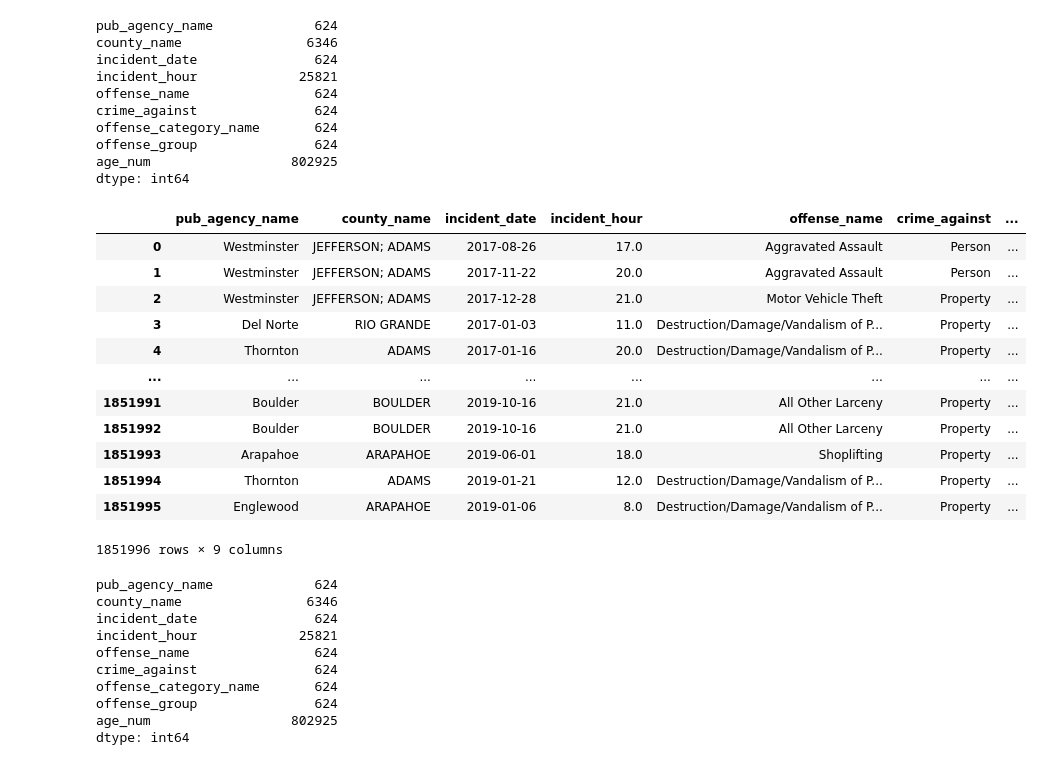
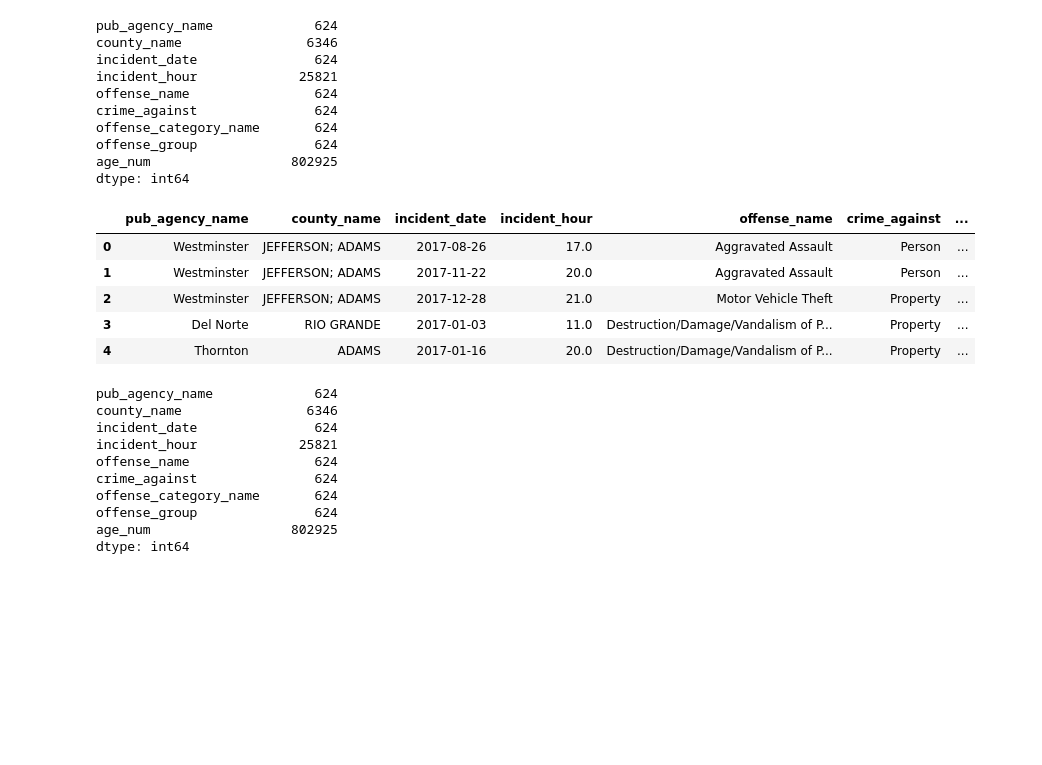
Before and after one commit to Skatyal2000/Colorado_Crime, a Jupyter notebook: Law Enforcement Resource Allocation.ipynb, the cells around one changed output. Cells and saved outputs as stored; diff of their text form; code cells hidden in the pictures; blank space fills up the shorter version.

```diff
--- a/Law Enforcement Resource Allocation.ipynb
+++ b/Law Enforcement Resource Allocation.ipynb
@@ -127,21 +93,14 @@ df['age_num'] = pd.to_numeric(df['age_num'])
 df['incident_hour'] = pd.to_numeric(df['incident_hour'])
 # %%
 df['incident_date'] = pd.to_datetime(df['incident_date'])
-df
+df.head()
 # %% [output]
 |  | pub_agency_name | county_name | incident_date | incident_hour | offense_name | crime_against | ... |
 | 0 | Westminster | JEFFERSON; ADAMS | 2017-08-26 | 17.0 | Aggravated Assault | Person | ... |
 | 1 | Westminster | JEFFERSON; ADAMS | 2017-11-22 | 20.0 | Aggravated Assault | Person | ... |
 | 2 | Westminster | JEFFERSON; ADAMS | 2017-12-28 | 21.0 | Motor Vehicle Theft | Property | ... |
 | 3 | Del Norte | RIO GRANDE | 2017-01-03 | 11.0 | Destruction/Damage/Vandalism of P... | Property | ... |
 | 4 | Thornton | ADAMS | 2017-01-16 | 20.0 | Destruction/Damage/Vandalism of P... | Property | ... |
-| ... | ... | ... | ... | ... | ... | ... | ... |
-| 1851991 | Boulder | BOULDER | 2019-10-16 | 21.0 | All Other Larceny | Property | ... |
-| 1851992 | Boulder | BOULDER | 2019-10-16 | 21.0 | All Other Larceny | Property | ... |
-| 1851993 | Arapahoe | ARAPAHOE | 2019-06-01 | 18.0 | Shoplifting | Property | ... |
-| 1851994 | Thornton | ADAMS | 2019-01-21 | 12.0 | Destruction/Damage/Vandalism of P... | Property | ... |
-| 1851995 | Englewood | ARAPAHOE | 2019-01-06 | 8.0 | Destruction/Damage/Vandalism of P... | Property | ... |
-1851996 rows × 9 columns
 # %%
 df.isnull().sum()
 # %% [output]
```
Also changed, not shown: parts of 6 cells of this notebook.
